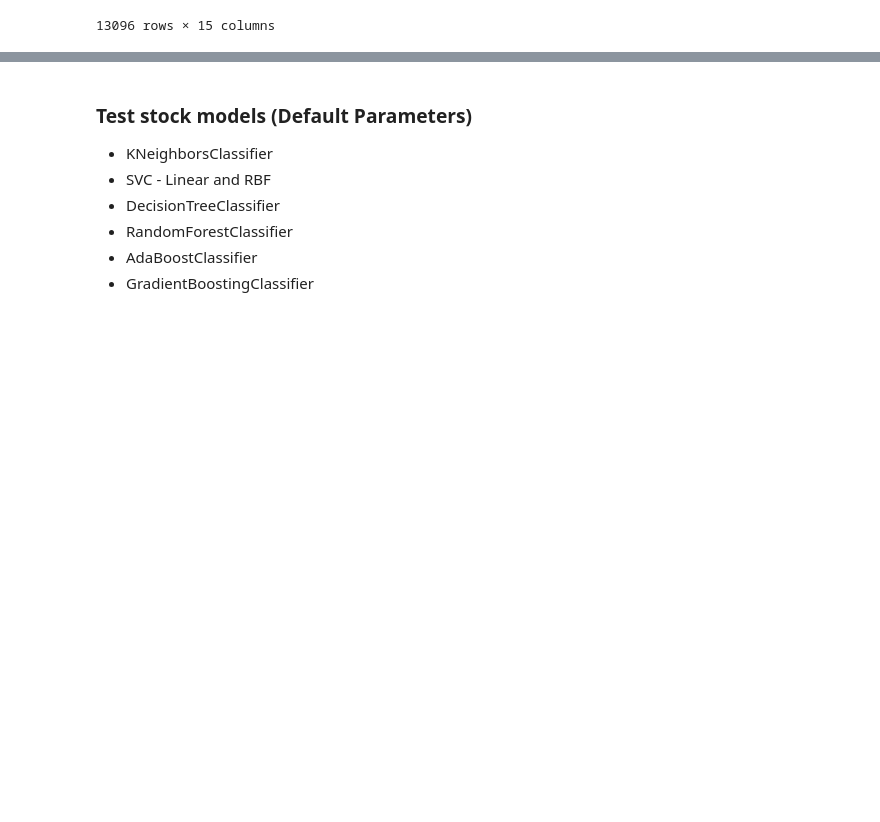
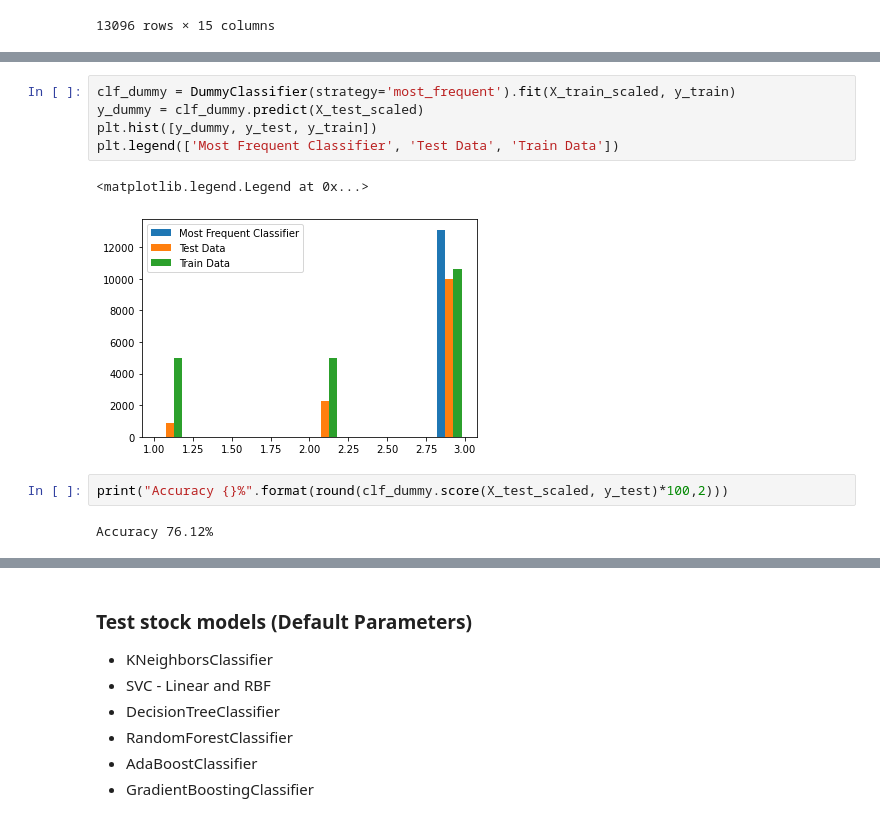
Before and after one commit to andrea-fantini/Predictive_Maintenance_Fanjet, a Jupyter notebook: notebooks/5 - Modeling.ipynb, the cells around one changed output, grey strips where cells are left out. Saved outputs shown, nothing was run; the diff lists cells and outputs as text; blank space fills up the shorter version.

```diff
--- a/notebooks/5 - Modeling.ipynb
+++ b/notebooks/5 - Modeling.ipynb
@@ -470,0 +159,12 @@ test_df
+# %%
+clf_dummy = DummyClassifier(strategy='most_frequent').fit(X_train_scaled, y_train)
+y_dummy = clf_dummy.predict(X_test_scaled)
+plt.hist([y_dummy, y_test, y_train])
+plt.legend(['Most Frequent Classifier', 'Test Data', 'Train Data'])
+# %% [output]
+<matplotlib.legend.Legend at 0x...>
+[figure, added]
+# %%
+print("Accuracy {}%".format(round(clf_dummy.score(X_test_scaled, y_test)*100,2)))
+# %% [output]
+Accuracy 76.12%
```
Also changed, not shown: parts of 49 cells of this notebook.
